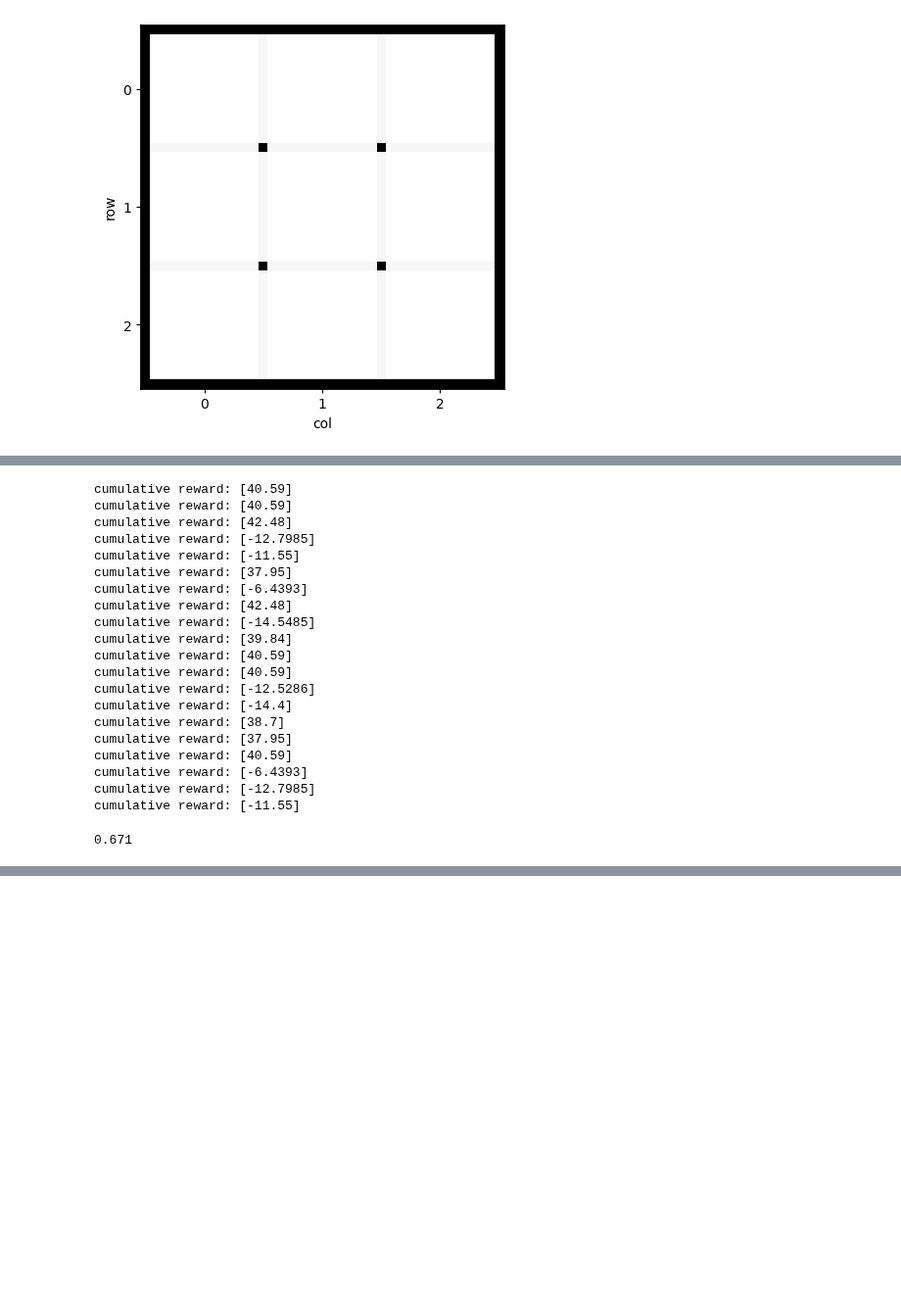
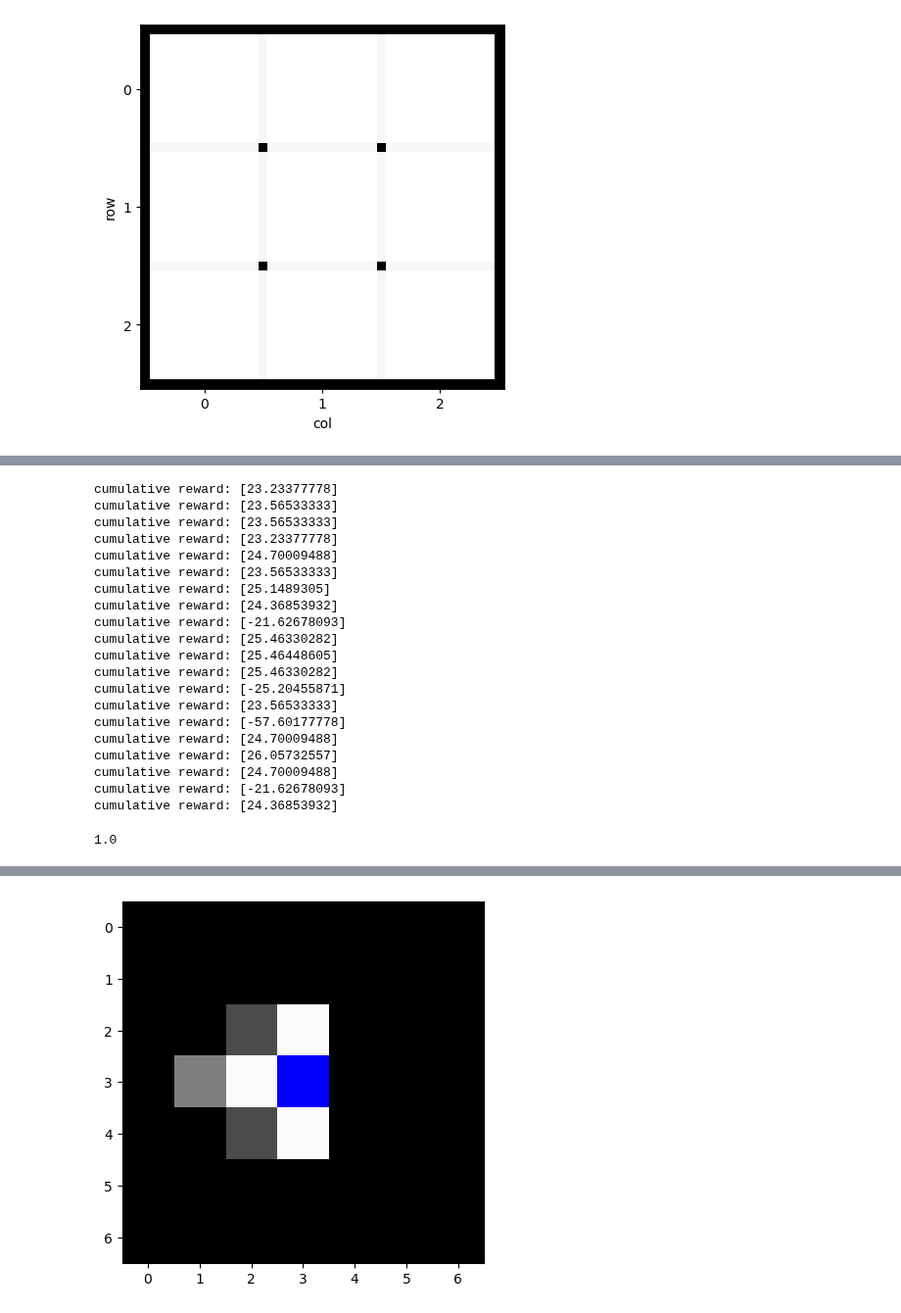
Before and after one commit to shadtome/Maze_game, a Jupyter notebook: test.ipynb, the cells around one changed output, grey strips where cells are left out. Shown at 98% size. Cells and saved outputs as stored; diff of their text form; code cells hidden in the pictures; blank space fills up the shorter version.

```diff
--- a/test.ipynb
+++ b/test.ipynb
@@ -30,30 +52,34 @@ mult_agent.animate_last_replay(0,name='test18')
 # %%
-load = agent.maze_agents.load('second_ball_all_random')
+load = agent.maze_agents.load('test7_best')
 testing_dataset = md.Maze_dataset(1,shape=(3,3),maze_type='percolation')
-load.run_agent(testing_dataset[0],len_game=15,n_episodes=20,agents_pos = None, targets_pos =None)
+load.run_agent(testing_dataset[0],len_game=15,n_episodes=20,agents_pos = None, targets_pos =None,
+               start_dist=5)
 # %% [output]
-cumulative reward: [40.59]
-cumulative reward: [40.59]
-cumulative reward: [42.48]
-cumulative reward: [-12.7985]
-cumulative reward: [-11.55]
-cumulative reward: [37.95]
-cumulative reward: [-6.4393]
-cumulative reward: [42.48]
-cumulative reward: [-14.5485]
-cumulative reward: [39.84]
-cumulative reward: [40.59]
-cumulative reward: [40.59]
-cumulative reward: [-12.5286]
-cumulative reward: [-14.4]
-cumulative reward: [38.7]
-cumulative reward: [37.95]
-cumulative reward: [40.59]
-cumulative reward: [-6.4393]
-cumulative reward: [-12.7985]
-cumulative reward: [-11.55]
+cumulative reward: [23.23377778]
+cumulative reward: [23.56533333]
+cumulative reward: [23.56533333]
+cumulative reward: [23.23377778]
+cumulative reward: [24.70009488]
+cumulative reward: [23.56533333]
+cumulative reward: [25.1489305]
+cumulative reward: [24.36853932]
+cumulative reward: [-21.62678093]
+cumulative reward: [25.46330282]
+cumulative reward: [25.46448605]
+cumulative reward: [25.46330282]
+cumulative reward: [-25.20455871]
+cumulative reward: [23.56533333]
+cumulative reward: [-57.60177778]
+cumulative reward: [24.70009488]
+cumulative reward: [26.05732557]
+cumulative reward: [24.70009488]
+cumulative reward: [-21.62678093]
+cumulative reward: [24.36853932]
 # %%
 load.test_agent(testing_dataset,n_episodes=1000,len_game=15,
-                num_agents=1)
+                num_agents=1,start_dist=1)
 # %% [output]
-0.671
+1.0
+# %%
+load.animate_last_replay(0,'vision')
+# %% [output]
@@ -59,0 +87 @@ load.test_agent(testing_dataset,n_episodes=1000,len_game=15,
+[figure, added]
```
Also changed, not shown: parts of 4 cells of this notebook, 12 other files.
